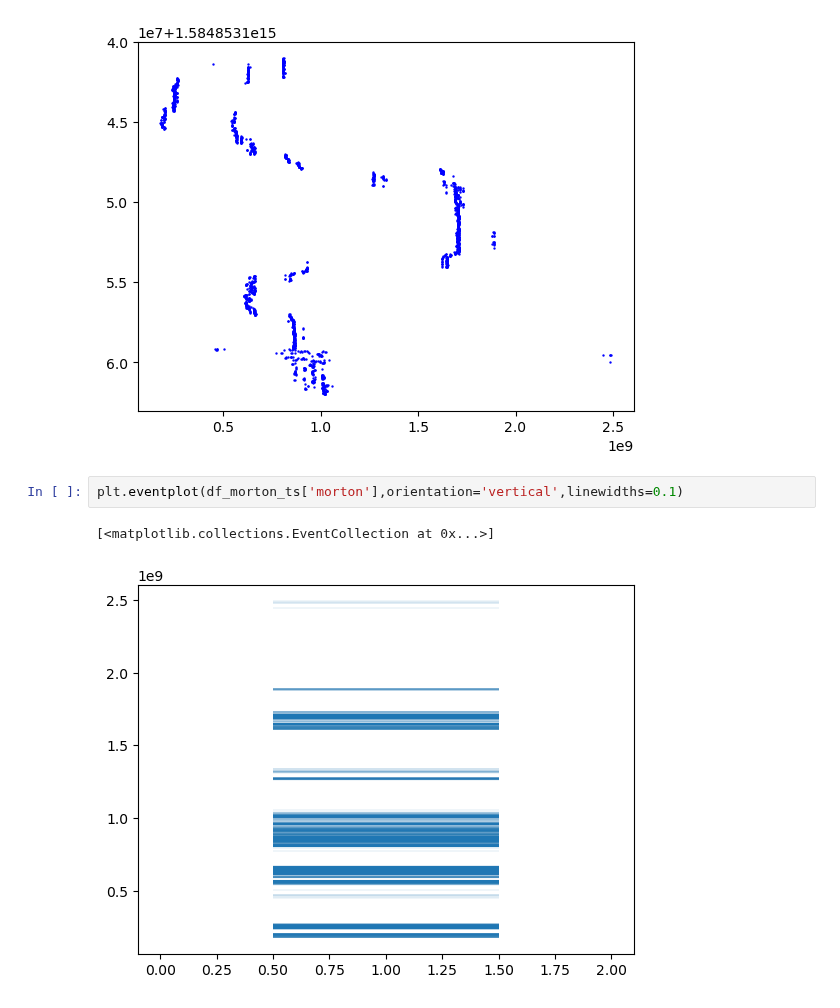
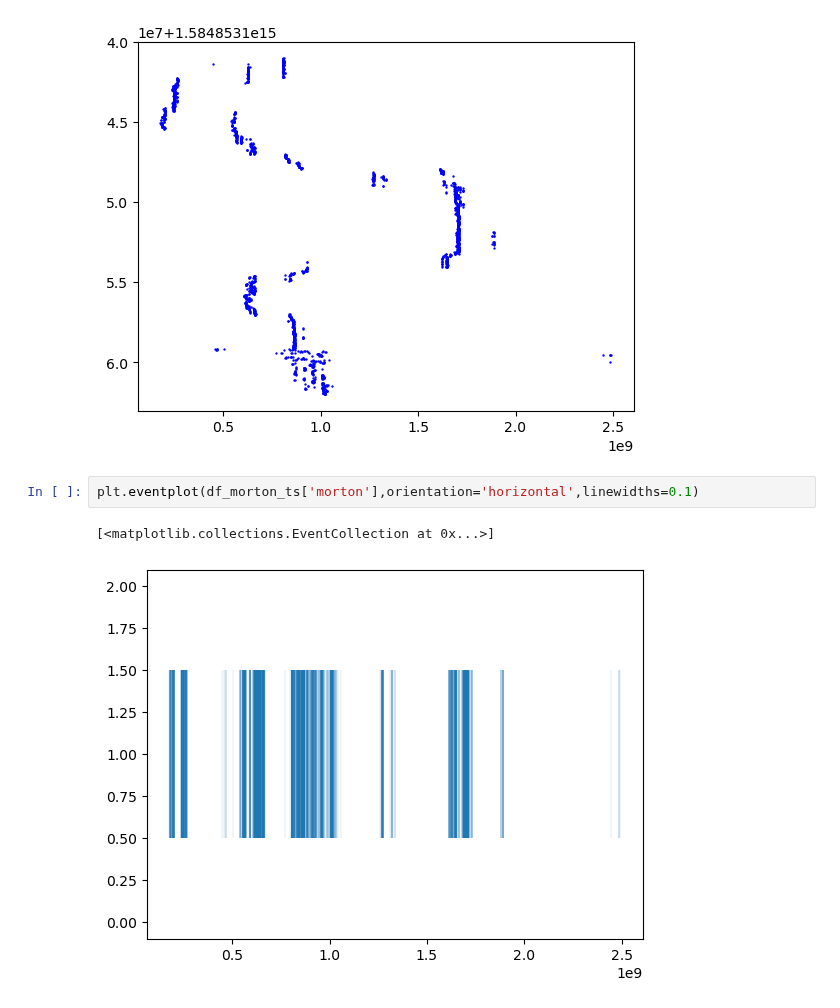
Before and after one commit to Marble879/SFC_scripts, a Jupyter notebook: SnowFox scripts/CSP_Plot_on_TS.ipynb, the cells around one changed output. Saved outputs shown, nothing was run; the diff lists cells and outputs as text.

Commit message:
update CSP_Plot_on_TS

```diff
--- a/SnowFox scripts/CSP_Plot_on_TS.ipynb
+++ b/SnowFox scripts/CSP_Plot_on_TS.ipynb
@@ -109,10 +109,10 @@ plt.scatter(x=df_result['morton'],y=df_result['sample_ts'],c='blue',s=0.5)
 <matplotlib.collections.PathCollection at 0x...>
 [figure]
 # %%
-plt.eventplot(df_morton_ts['morton'],orientation='vertical',linewidths=0.1)
+plt.eventplot(df_morton_ts['morton'],orientation='horizontal',linewidths=0.1)
 # %% [output]
 [<matplotlib.collections.EventCollection at 0x...>]
-[figure, old version]
+[figure, new version]
 # %%
 # plot with same y axis
 fig,ax=plt.subplots(1,2,sharey='all')
```
Also changed, not shown: parts of 2 cells of this notebook.
